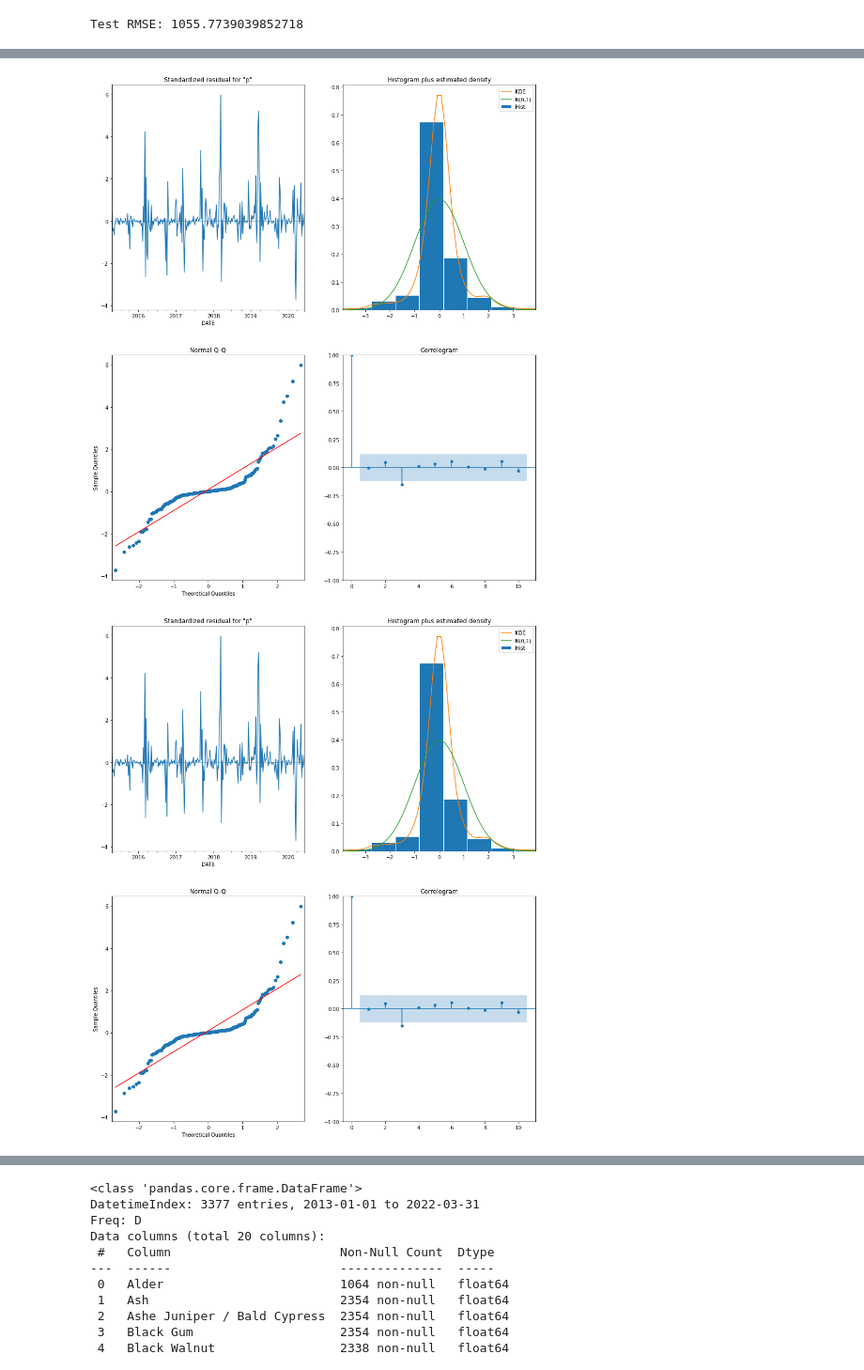
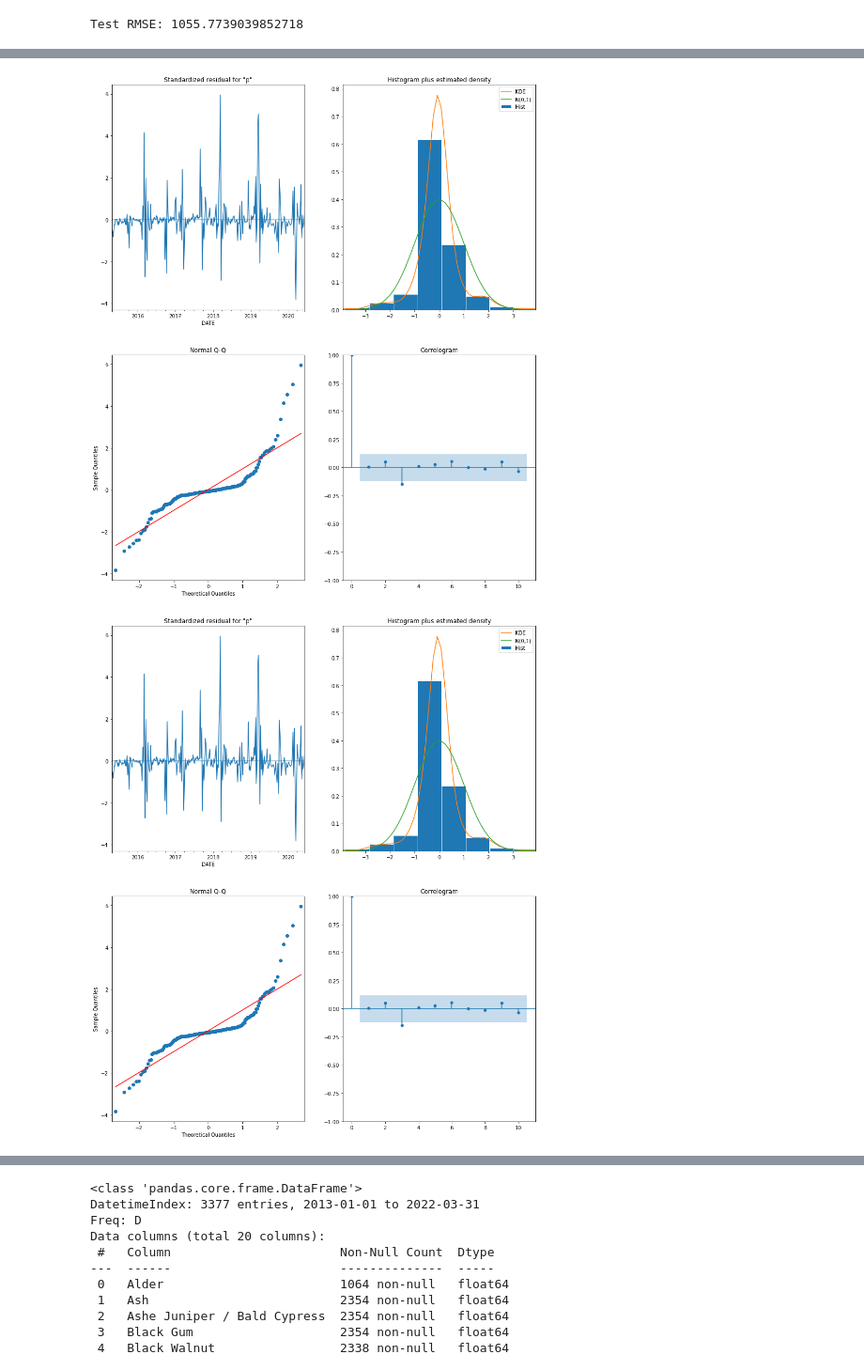
Before and after one commit to nikennedy/pollen_forecasting, a Jupyter notebook: final_notebook.ipynb, the cells around one changed output, grey strips where cells are left out. Shown at 94% size. Saved outputs shown, nothing was run; the diff lists cells and outputs as text; code cells hidden in the pictures.

```diff
--- a/final_notebook.ipynb
+++ b/final_notebook.ipynb
@@ -1172,14 +1416,14 @@ Name: 59, dtype: object
 # %%
 # Plug the optimal parameter values into a new SARIMAX model
-weekly_arima = sm.tsa.statespace.SARIMAX(Train.resample('W').mean()['pollen_weighted'],
-                                        order=(1, 0, 1),
+sarima_raw = sm.tsa.statespace.SARIMAX(Train.resample('W').mean()['pollen_weighted'],
+                                        order=(1, 1, 1),
                                         seasonal_order=(0, 1, 1, 52),
                                         enforce_stationarity=False,
                                         enforce_invertibility=False)
 
 # Fit the model and print results
-weekly_results = weekly_arima.fit()
-weekly_results.summary()
+output_sarima_raw = sarima_raw.fit()
+output_sarima_raw.summary()
 # %% [output]
 SARIMAX Results
 | Dep. Variable: | pollen_weighted | No. Observations: | 376 |
@@ -1203,5 +1448,5 @@ Warnings:
 # %%
-weekly_results.plot_diagnostics(figsize= (15,18))
+output_sarima_raw.plot_diagnostics(figsize= (15,18))
 # %% [output]
-[figure, old version]
+[figure, new version]
-[figure, old version]
+[figure, new version]
```
Also changed, not shown: parts of 38 cells of this notebook.
